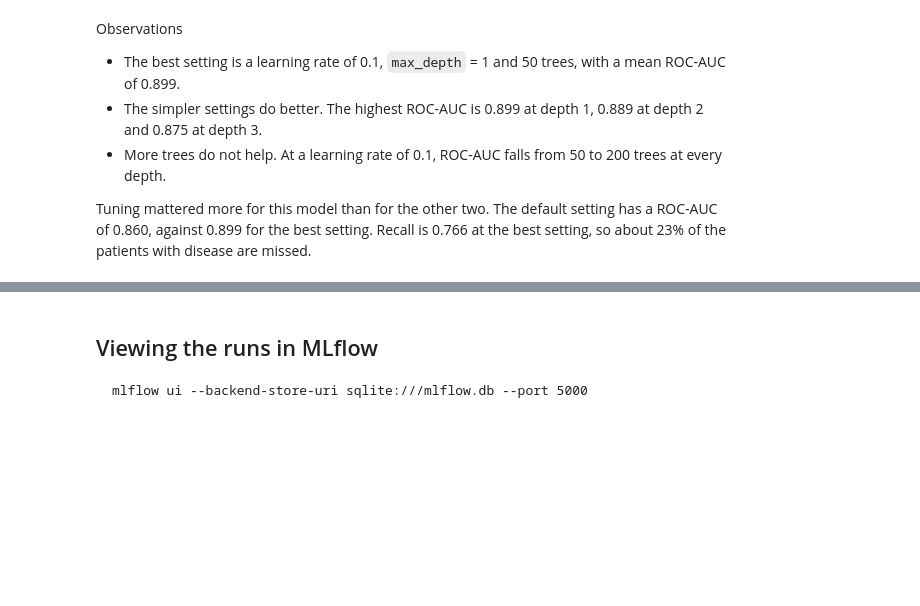
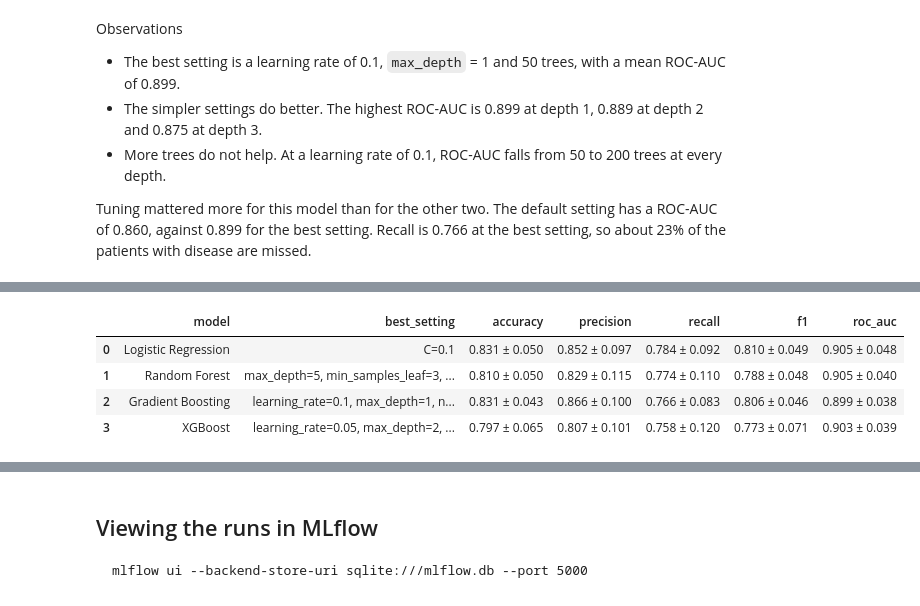
Before and after one commit to 2025ae05589/heart-disease-mlops, a Jupyter notebook: notebooks/02_model_development.ipynb, the cells around one changed output, grey strips where cells are left out. Cells and saved outputs as stored; diff of their text form; code cells hidden in the pictures; blank space fills up the shorter version.

```diff
--- a/notebooks/02_model_development.ipynb
+++ b/notebooks/02_model_development.ipynb
@@ -420,0 +539,9 @@ missed.
+# %%
+results = load_model_results()
+readable_metrics(results.drop(columns="run_id"))
+# %% [output]
+|  | model | best_setting | accuracy | precision | recall | f1 | roc_auc |
+| 0 | Logistic Regression | C=0.1 | 0.831 ± 0.050 | 0.852 ± 0.097 | 0.784 ± 0.092 | 0.810 ± 0.049 | 0.905 ± 0.048 |
+| 1 | Random Forest | max_depth=5, min_samples_leaf=3, ... | 0.810 ± 0.050 | 0.829 ± 0.115 | 0.774 ± 0.110 | 0.788 ± 0.048 | 0.905 ± 0.040 |
+| 2 | Gradient Boosting | learning_rate=0.1, max_depth=1, n... | 0.831 ± 0.043 | 0.866 ± 0.100 | 0.766 ± 0.083 | 0.806 ± 0.046 | 0.899 ± 0.038 |
+| 3 | XGBoost | learning_rate=0.05, max_depth=2, ... | 0.797 ± 0.065 | 0.807 ± 0.101 | 0.758 ± 0.120 | 0.773 ± 0.071 | 0.903 ± 0.039 |
```
Also changed, not shown: parts of 17 cells of this notebook.
